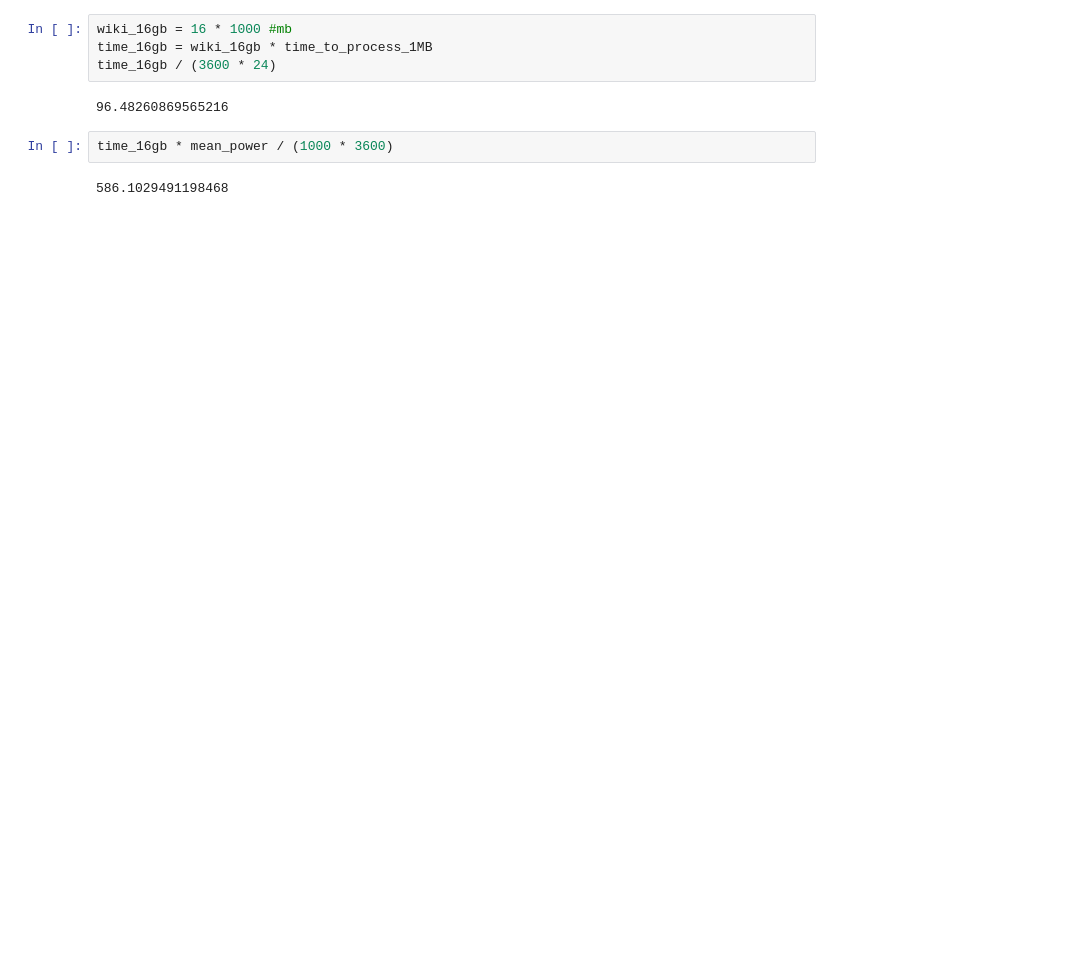
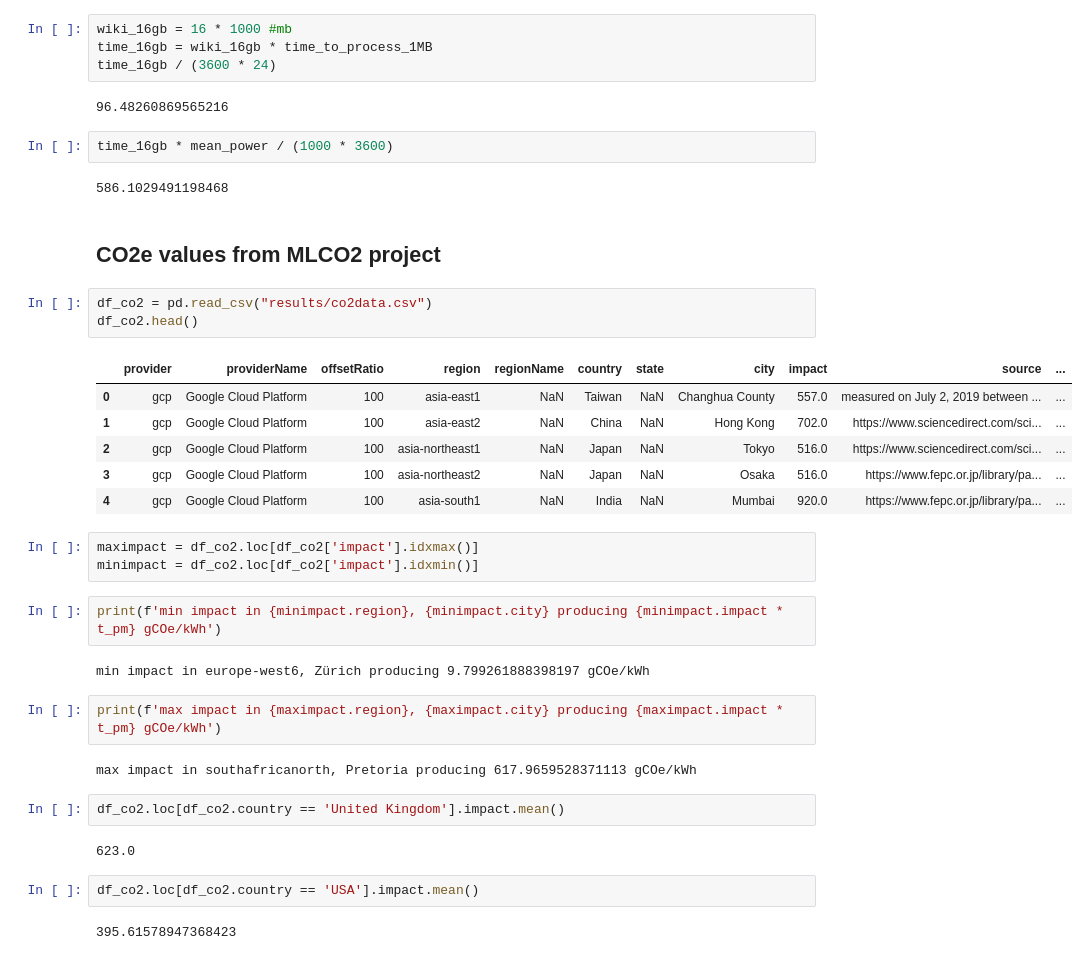
Before and after one commit to MScDissertation/NLP, a Jupyter notebook: pretraining.ipynb, the cells around one changed output. Cells and saved outputs as stored; diff of their text form; blank space fills up the shorter version.

```diff
--- a/pretraining.ipynb
+++ b/pretraining.ipynb
@@ -244,3 +244,34 @@ time_16gb / (3600 * 24)
 time_16gb * mean_power / (1000 * 3600)
 # %% [output]
 586.1029491198468
+# %% [markdown]
+## CO2e values from MLCO2 project
+# %%
+df_co2 = pd.read_csv("results/co2data.csv")
+df_co2.head()
+# %% [output]
+|  | provider | providerName | offsetRatio | region | regionName | country | state | city | impact | source | ... |
+| 0 | gcp | Google Cloud Platform | 100 | asia-east1 | NaN | Taiwan | NaN | Changhua County | 557.0 | measured on July 2, 2019 between ... | ... |
+| 1 | gcp | Google Cloud Platform | 100 | asia-east2 | NaN | China | NaN | Hong Kong | 702.0 | https://www.sciencedirect.com/sci... | ... |
+| 2 | gcp | Google Cloud Platform | 100 | asia-northeast1 | NaN | Japan | NaN | Tokyo | 516.0 | https://www.sciencedirect.com/sci... | ... |
+| 3 | gcp | Google Cloud Platform | 100 | asia-northeast2 | NaN | Japan | NaN | Osaka | 516.0 | https://www.fepc.or.jp/library/pa... | ... |
+| 4 | gcp | Google Cloud Platform | 100 | asia-south1 | NaN | India | NaN | Mumbai | 920.0 | https://www.fepc.or.jp/library/pa... | ... |
+# %%
+maximpact = df_co2.loc[df_co2['impact'].idxmax()]
+minimpact = df_co2.loc[df_co2['impact'].idxmin()]
+# %%
+print(f'min impact in {minimpact.region}, {minimpact.city} producing {minimpact.impact * t_pm} gCOe/kWh')
+# %% [output]
+min impact in europe-west6, Zürich producing 9.799261888398197 gCOe/kWh
+# %%
+print(f'max impact in {maximpact.region}, {maximpact.city} producing {maximpact.impact * t_pm} gCOe/kWh')
+# %% [output]
+max impact in southafricanorth, Pretoria producing 617.9659528371113 gCOe/kWh
+# %%
+df_co2.loc[df_co2.country == 'United Kingdom'].impact.mean()
+# %% [output]
+623.0
+# %%
+df_co2.loc[df_co2.country == 'USA'].impact.mean()
+# %% [output]
+395.61578947368423
```
Also changed, not shown: parts of 4 cells of this notebook, 1 other file.
